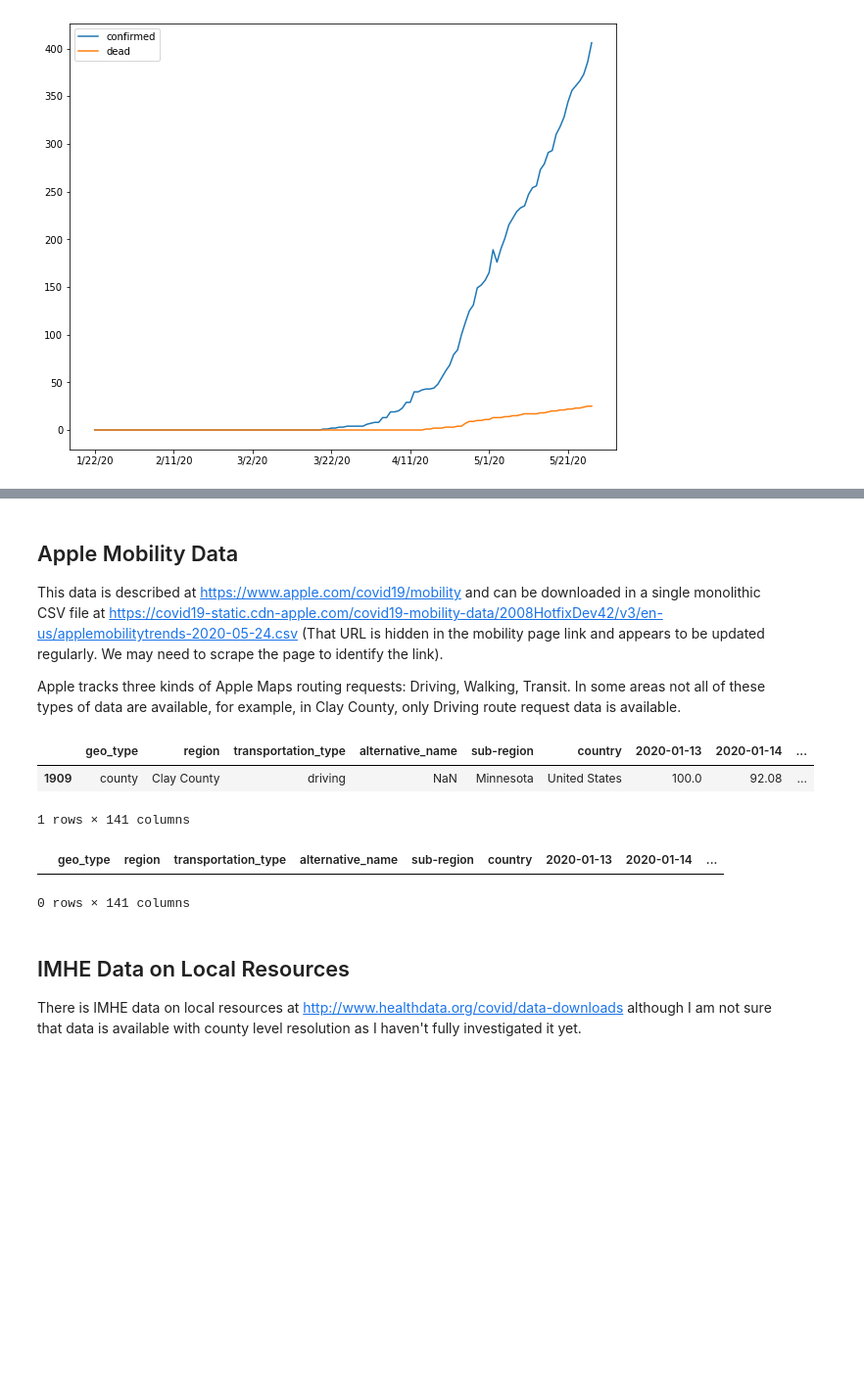
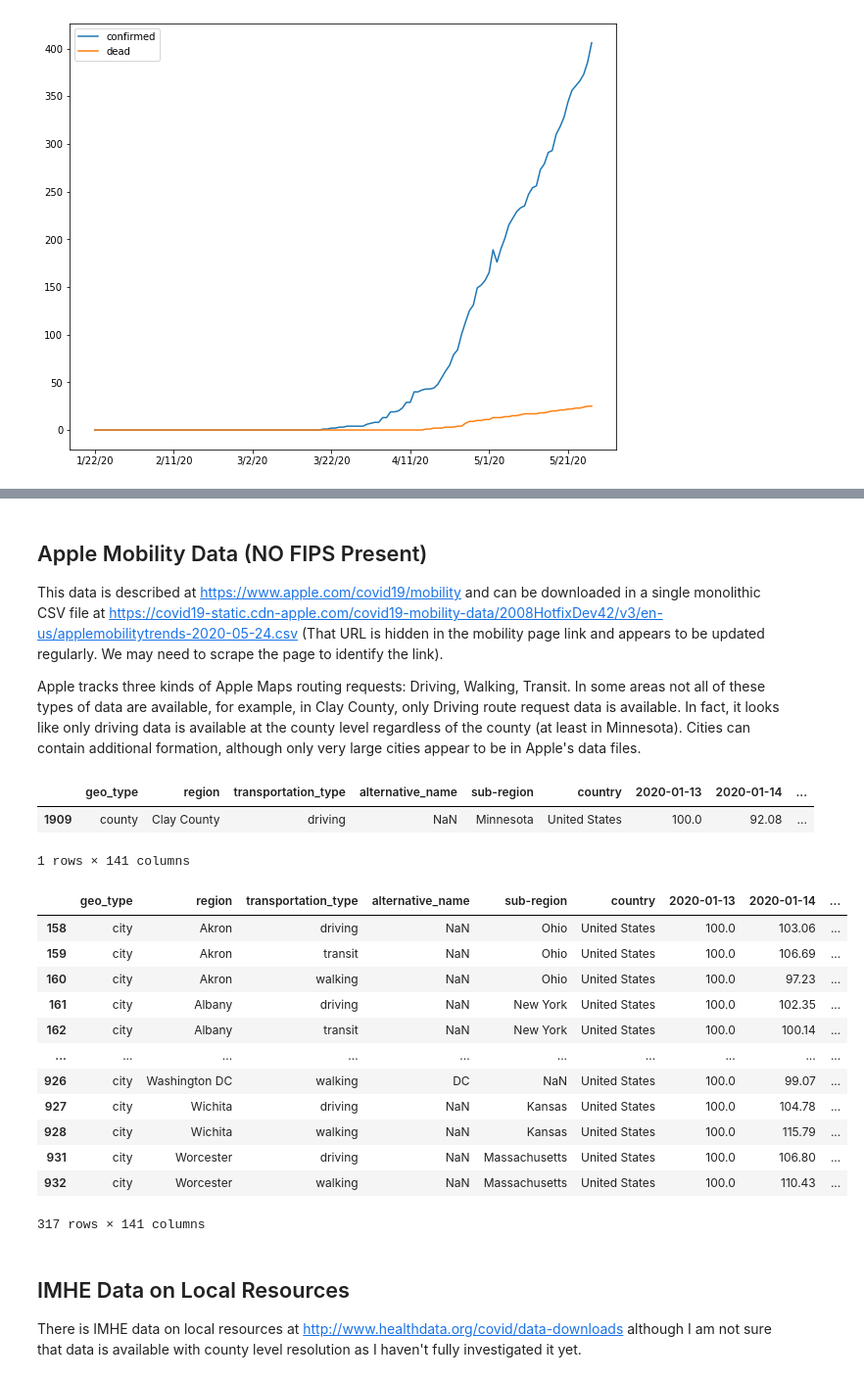
Before and after one commit to JuanCab/COVID_DataViz, a Jupyter notebook: Test_Read_Data.ipynb, the cells around one changed output, grey strips where cells are left out. Shown at 98% size. Cells and saved outputs as stored; diff of their text form; code cells hidden in the pictures; blank space fills up the shorter version.

```diff
--- a/Test_Read_Data.ipynb
+++ b/Test_Read_Data.ipynb
@@ -85,9 +230,9 @@ goog_mobility_clay = goog_mobility_df[ (goog_mobility_df['sub_region_1'] == 'Min
 # %% [markdown]
-## Apple Mobility Data
+## Apple Mobility Data (NO FIPS Present)
 
 This data is described at https://www.apple.com/covid19/mobility and can be downloaded in a single monolithic CSV file at https://covid19-static.cdn-apple.com/covid19-mobility-data/2008HotfixDev42/v3/en-us/applemobilitytrends-2020-05-24.csv (That URL is hidden in the mobility page link and appears to be updated regularly.  We may need to scrape the page to identify the link).
 
-Apple tracks three kinds of Apple Maps routing requests: Driving, Walking, Transit.  In some areas not all of these types of data are available, for example, in Clay County, only Driving route request data is available.
+Apple tracks three kinds of Apple Maps routing requests: Driving, Walking, Transit.  In some areas not all of these types of data are available, for example, in Clay County, only Driving route request data is available.  In fact, it looks like only driving data is available at the county level regardless of the county (at least in Minnesota). Cities can contain additional formation, although only very large cities appear to be in Apple's data files.
 # %%
 # Scraping the original Apple page was proving tricky as it had a bunch of javascript used to generate the URL, so I poked around and found a reference
 # at https://www.r-bloggers.com/get-apples-mobility-data/ to a JSON file at a stable URL that can be used to construct the appropriate URL for the current
@@ -115,10 +260,22 @@ aapl_mobility_clay
 1 rows × 141 columns
 # %%
 # Notice additional information is available for larger cities
-aapl_mobility_minneapolis
+aapl_mobility_cities = aapl_mobility_df[(aapl_mobility_df['geo_type'] == 'city') & (aapl_mobility_df['country'] == 'United States')]
+aapl_mobility_cities
 # %% [output]
 |  | geo_type | region | transportation_type | alternative_name | sub-region | country | 2020-01-13 | 2020-01-14 | ... |
+| 158 | city | Akron | driving | NaN | Ohio | United States | 100.0 | 103.06 | ... |
+| 159 | city | Akron | transit | NaN | Ohio | United States | 100.0 | 106.69 | ... |
+| 160 | city | Akron | walking | NaN | Ohio | United States | 100.0 | 97.23 | ... |
+| 161 | city | Albany | driving | NaN | New York | United States | 100.0 | 102.35 | ... |
+| 162 | city | Albany | transit | NaN | New York | United States | 100.0 | 100.14 | ... |
+| ... | ... | ... | ... | ... | ... | ... | ... | ... | ... |
+| 926 | city | Washington DC | walking | DC | NaN | United States | 100.0 | 99.07 | ... |
+| 927 | city | Wichita | driving | NaN | Kansas | United States | 100.0 | 104.78 | ... |
+| 928 | city | Wichita | walking | NaN | Kansas | United States | 100.0 | 115.79 | ... |
+| 931 | city | Worcester | driving | NaN | Massachusetts | United States | 100.0 | 106.80 | ... |
+| 932 | city | Worcester | walking | NaN | Massachusetts | United States | 100.0 | 110.43 | ... |
-0 rows × 141 columns
+317 rows × 141 columns
 # %% [markdown]
 ## IMHE Data on Local Resources
 
```
Also changed, not shown: parts of 25 cells of this notebook, 2 other files.
